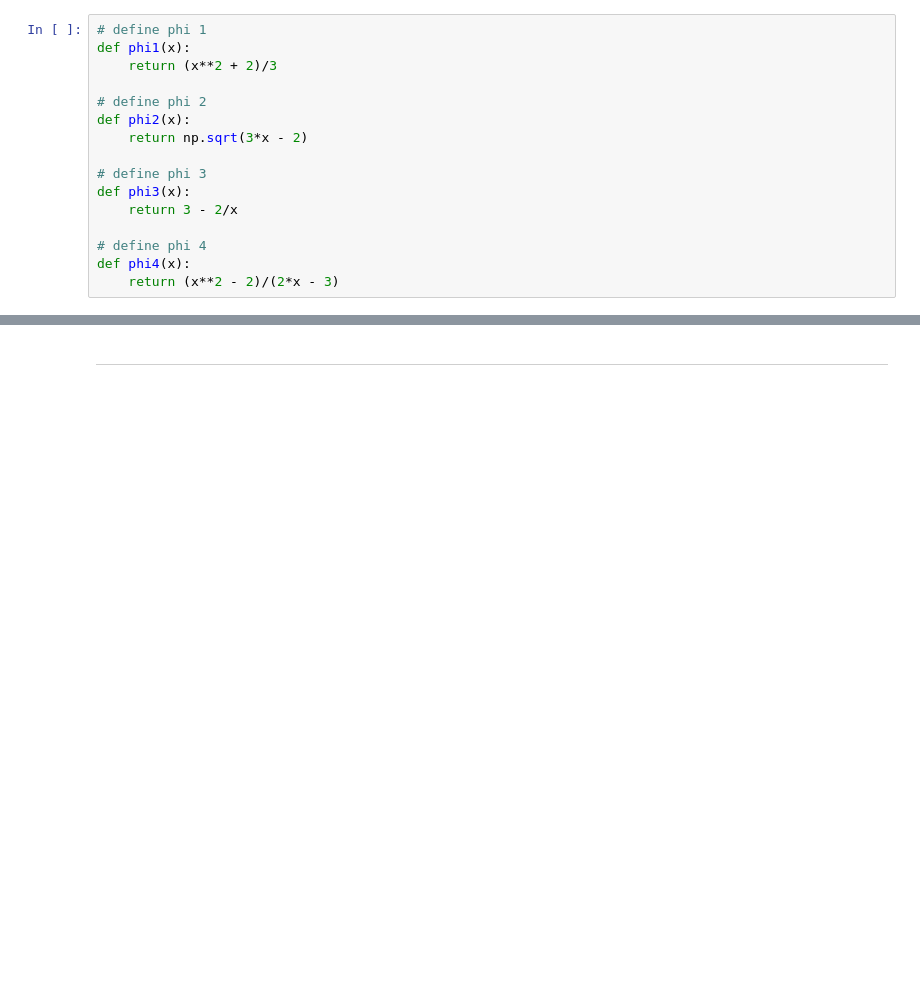
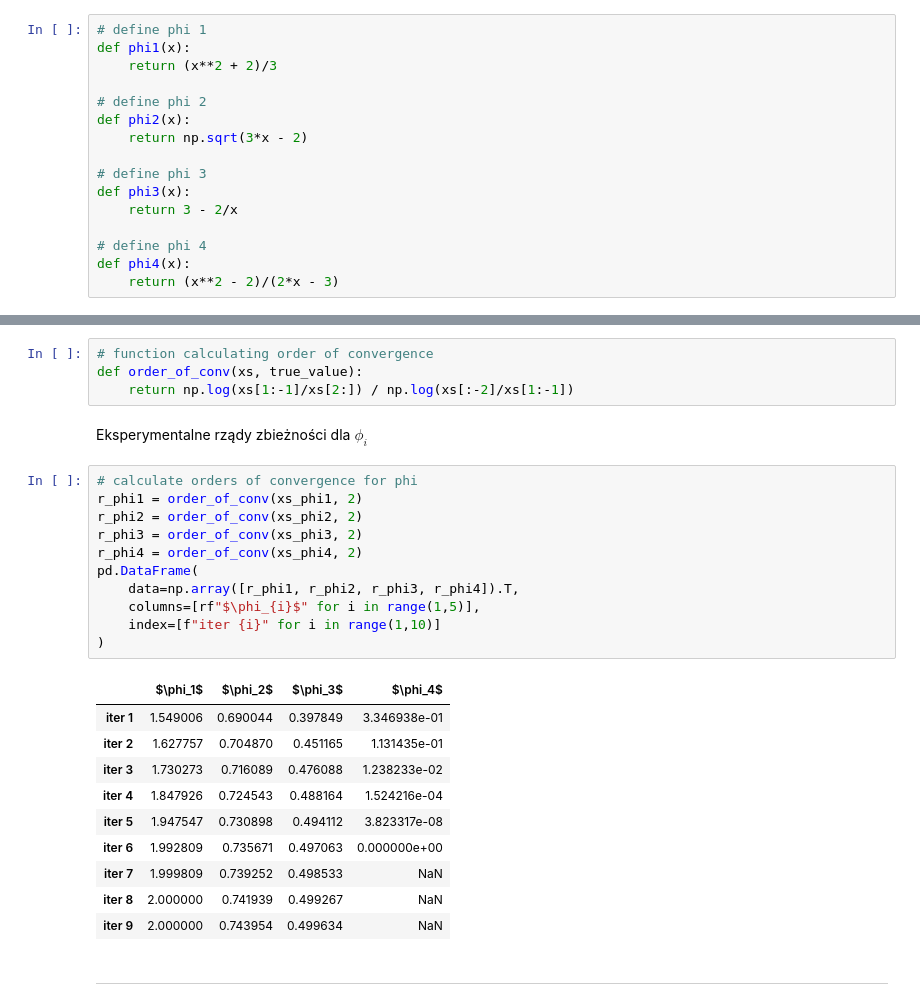
Before and after one commit to Mosder/agh, a Jupyter notebook: sem4/mownit/lab08/zad2.ipynb, the cells around one changed output, grey strips where cells are left out. Drawn from its saved outputs; the diff is of its cells as text; blank space fills up the shorter version.

```diff
--- a/sem4/mownit/lab08/zad2.ipynb
+++ b/sem4/mownit/lab08/zad2.ipynb
@@ -39,3 +81,31 @@ def phi4(x):
+# %%
+# function calculating order of convergence
+def order_of_conv(xs, true_value):
+    return np.log(xs[1:-1]/xs[2:]) / np.log(xs[:-2]/xs[1:-1])
+# %% [markdown]
+Eksperymentalne rządy zbieżności dla $\phi_i$
+# %%
+# calculate orders of convergence for phi
+r_phi1 = order_of_conv(xs_phi1, 2)
+r_phi2 = order_of_conv(xs_phi2, 2)
+r_phi3 = order_of_conv(xs_phi3, 2)
+r_phi4 = order_of_conv(xs_phi4, 2)
+pd.DataFrame(
+    data=np.array([r_phi1, r_phi2, r_phi3, r_phi4]).T,
+    columns=[rf"$\phi_{i}$" for i in range(1,5)],
+    index=[f"iter {i}" for i in range(1,10)]
+)
+# %% [output]
+|  | $\phi_1$ | $\phi_2$ | $\phi_3$ | $\phi_4$ |
+| iter 1 | 1.549006 | 0.690044 | 0.397849 | 3.346938e-01 |
+| iter 2 | 1.627757 | 0.704870 | 0.451165 | 1.131435e-01 |
+| iter 3 | 1.730273 | 0.716089 | 0.476088 | 1.238233e-02 |
+| iter 4 | 1.847926 | 0.724543 | 0.488164 | 1.524216e-04 |
+| iter 5 | 1.947547 | 0.730898 | 0.494112 | 3.823317e-08 |
+| iter 6 | 1.992809 | 0.735671 | 0.497063 | 0.000000e+00 |
+| iter 7 | 1.999809 | 0.739252 | 0.498533 | NaN |
+| iter 8 | 2.000000 | 0.741939 | 0.499267 | NaN |
+| iter 9 | 2.000000 | 0.743954 | 0.499634 | NaN |
 # %% [markdown]
 --------------------------------------------------------------------------------
 # %%
```
Also changed, not shown: parts of 6 cells of this notebook.
